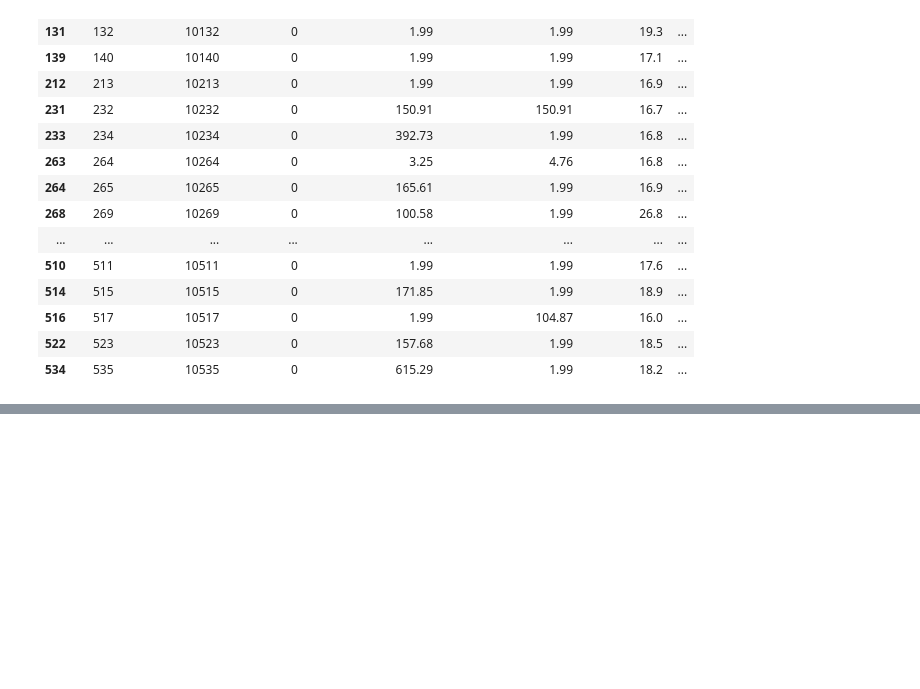
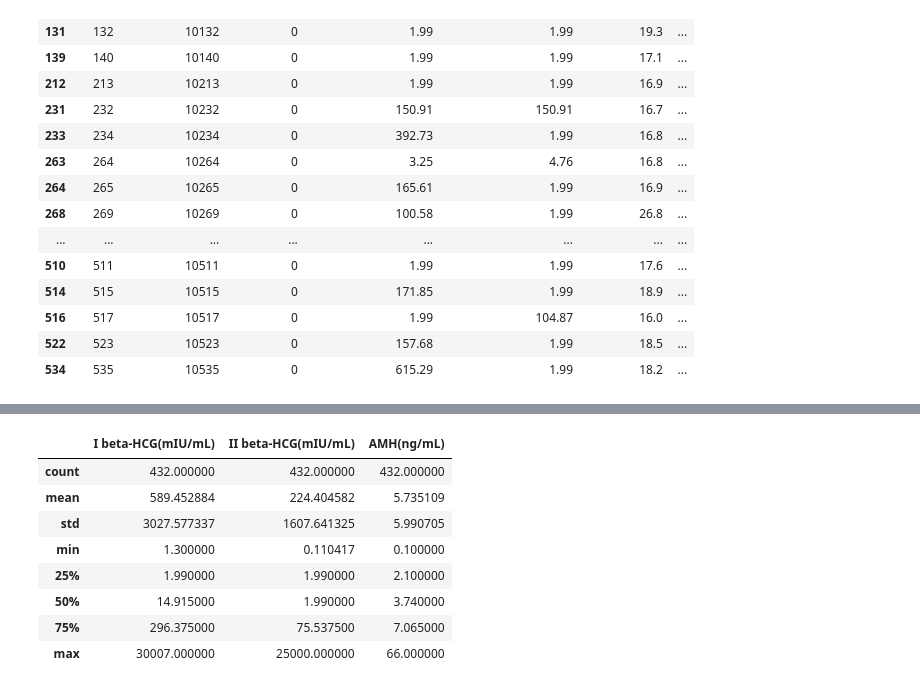
Before and after one commit to Pujakadayat/pcos-detection-ml, a Jupyter notebook: pcos_detection.ipynb, the cells around one changed output, grey strips where cells are left out. Saved outputs shown, nothing was run; the diff lists cells and outputs as text; code cells hidden in the pictures; blank space fills up the shorter version.

```diff
--- a/pcos_detection.ipynb
+++ b/pcos_detection.ipynb
@@ -178,3 +178,15 @@ df[(df['PCOS (Y/N)'] == 0) & (df['AMH(ng/mL)'] > 15)]
 | 516 | 517 | 10517 | 0 | 1.99 | 104.87 | 16.0 | ... |
 | 522 | 523 | 10523 | 0 | 157.68 | 1.99 | 18.5 | ... |
 | 534 | 535 | 10535 | 0 | 615.29 | 1.99 | 18.2 | ... |
+# %%
+from sklearn.model_selection import train_test_split
+from sklearn.linear_model import LogisticRegression
+
+feature_cols = ['  I   beta-HCG(mIU/mL)','II    beta-HCG(mIU/mL)','AMH(ng/mL)']
+X= df[feature_cols]
+y= df['PCOS (Y/N)']
+
+X_train,X_test, y_train,y_test = train_test_split(X,y,test_size= 0.2, stratify=y,random_state=42)
+
+model = LogisticRegression()
+model.fit(X_train,y_train)
@@ -180,0 +226,12 @@ df[(df['PCOS (Y/N)'] == 0) & (df['AMH(ng/mL)'] > 15)]
+# %%
+X_train.describe()
+# %% [output]
+|  | I beta-HCG(mIU/mL) | II beta-HCG(mIU/mL) | AMH(ng/mL) |
+| count | 432.000000 | 432.000000 | 432.000000 |
+| mean | 589.452884 | 224.404582 | 5.735109 |
+| std | 3027.577337 | 1607.641325 | 5.990705 |
+| min | 1.300000 | 0.110417 | 0.100000 |
+| 25% | 1.990000 | 1.990000 | 2.100000 |
+| 50% | 14.915000 | 1.990000 | 3.740000 |
+| 75% | 296.375000 | 75.537500 | 7.065000 |
+| max | 30007.000000 | 25000.000000 | 66.000000 |
```
Also changed, not shown: parts of 5 cells of this notebook.
